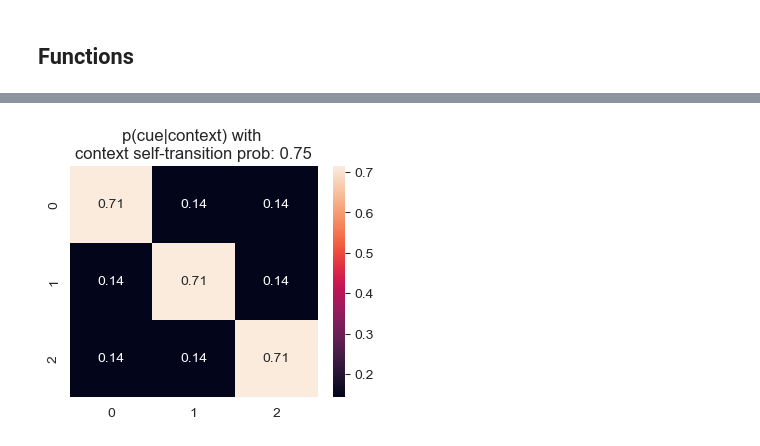
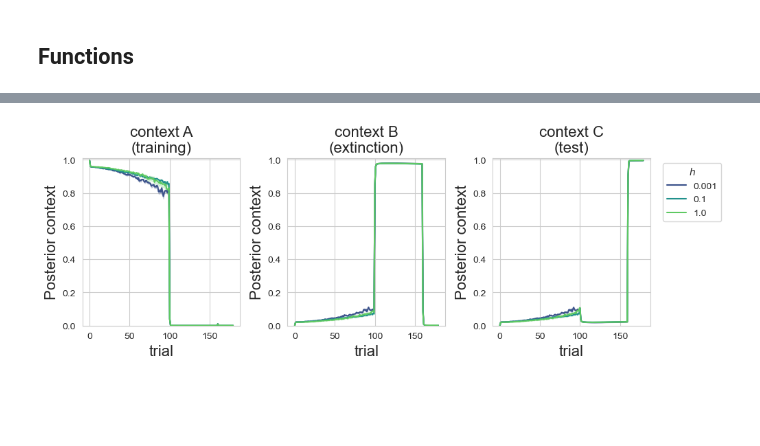
Before and after one commit to SIHranova/ContextualSUD, a Jupyter notebook: notebooks/2_cue_reactivity.ipynb, the cells around one changed output, grey strips where cells are left out. Cells and saved outputs as stored; diff of their text form; code cells hidden in the pictures; blank space fills up the shorter version.

Commit message:
also sorted out the cue reactivity file

```diff
--- a/notebooks/2_cue_reactivity.ipynb
+++ b/notebooks/2_cue_reactivity.ipynb
@@ -1417,29 +488,92 @@ TypeError: 'NoneType' object is not subscriptable
 # %%
+dpi = 100
 
+#############################################
+# setup simulation run, agent, env parameters
+############################################
 np.random.seed(2)
-dpi = 100
-hs = np.array([1, 10, 1000])#[1,2,3,4,5,6,7,8,9,10,100])
-context_volatility = 0.75
-block_size = 20
-trials_per_context = np.array([5,3,1])*block_size
 
-utility = np.array([0.025,0.95, 0.025])
-TAU = np.array(trials_per_context).sum()
-contexts = ["A","B","C"]
-learn_cues = True
+h_order = ["no-habit", "moderate habit", "strong habit"]
+env_order = ["low-certainty", "high-certainty"]
+
+pars = {
+	"na": 2,
+	"nc": 3,
+	"T":2,
+	"nr":3,
+	"hs": np.array([1,10,1000]),
+	"context_volatility" : 0.75,
+	"block_size" : 20,
+	"utility" : np.array([0.025,0.95,0.025]),
+	"nsims" : 50,
+	"learn_cues" : True,
+	"debug" : False,
+}
+
+pars["blocks_per_context"] = np.array([5,3,1])
+pars["training_protocol"] = [[bi]*(nb*pars["block_size"]) for bi, nb in enumerate(pars["blocks_per_context"])]
+pars["training_protocol"] = np.array([item for sublist in pars["training_protocol"] for item in sublist])
+pars["nb"] = pars["na"]
+pars["ns"] = pars["nb"] + 1
+pars["no"] = pars["ns"]
+pars["color_cue_context_mapping"] = np.eye(pars["ns"])
+pars["npi"] = pars["na"]**(pars["T"]-1)
+pars["TAU"] = pars["training_protocol"].size
 
 prior_color_cue = np.array([[5,  1,  1],
 							[1,  5,  1],
 							[1,  1,  5]])
-nsims= 50
 
-name = "data_cue_reactivity_170_ambiguous_certain_learn_cues"
+pars["prior_color_cue"] = prior_color_cue
 
-df_long, prior_matrix, name = run_cue_reactivity_simulations(debug=False, sim_name=name, TAU=TAU, hs=hs, utility=utility,\
-                                                    context_volatility=context_volatility, trials_per_context=trials_per_context,\
-                                                    nsims=nsims, contexts=contexts, prior_color_cue=prior_color_cue, learn_cues=learn_cues, block_size=block_size)
+Rho = np.zeros([pars["nr"], pars["ns"], pars["TAU"]])
 
-prior_matrix = np.eye(3)
-df_long = pd.read_csv(name + "_long.csv")
-plot_figures(df_long, prior_matrix, prior_color_cue, dpi=dpi,title=env_order[0])
+p_win = 0.9
+training = np.array([[1-p_win, p_win  , 0],\
+					 [p_win  , 1-p_win, 0],\
+					 [0      , 0      , 1]])
+
+p_win = 1
+extinction = np.array([ [p_win  , 1-p_win  , 0],\
+						[1-p_win, 1, 0],\
+						[0      , 0      , 1]])
+pars["Rho"] = np.stack([training, extinction, extinction],axis=-1)
+# pars["Rho"] = Rho[:,:,pars["training_protocol"]]
+
+
+################################################
+# create pars dictionary for each simulation run
+################################################
+utilities = np.array([pars["utility"]])
+agent_instance = np.arange(pars["nsims"])
+context_volatilities = np.array([pars["context_volatility"]])
+blocks_per_context = np.array([pars["blocks_per_context"]])
+
+## construct list of simulations
+parameter_combinations = product(agent_instance, pars["hs"], utilities, blocks_per_context, context_volatilities)
+sim_params = []
+
+for pi, p in enumerate(parameter_combinations):
+	# sim specific params
+	par = pars.copy()
+	par["rep"] = p[0]
+	par["sim"] = pi
+	par["h"] = p[1]
+	par["utility"] = p[2]
+	par["blocks_per_context"] = p[3]
+	par["context_volatility"] = p[4]
+	sim_params.append(par)
+
+
+long_dfs = []
+for pi, p in enumerate(sim_params):
+	print(f"just finished sim {p["sim"]}") if pi% 250 == 0 else None
+	world, _ , _ = run_simulation(**p)
+	long_dfs.append(create_long_df_ABC(world, p))
+
+
+name = f"data_ABC_{pars["TAU"]}_util{pars["utility"][0]}_context{pars["context_volatility"]}"
+long_df = pd.concat(long_dfs)
+long_df.to_csv(name + "_long.csv", index=False)
+plot_figures(long_df.copy(), pars)
 # %% [output]
@@ -1481 +612 @@ Dunn's post-hoc test:
-[figure, old version]
+[figure, new version]
```
Also changed, not shown: parts of 3 cells of this notebook, 5 other files.
